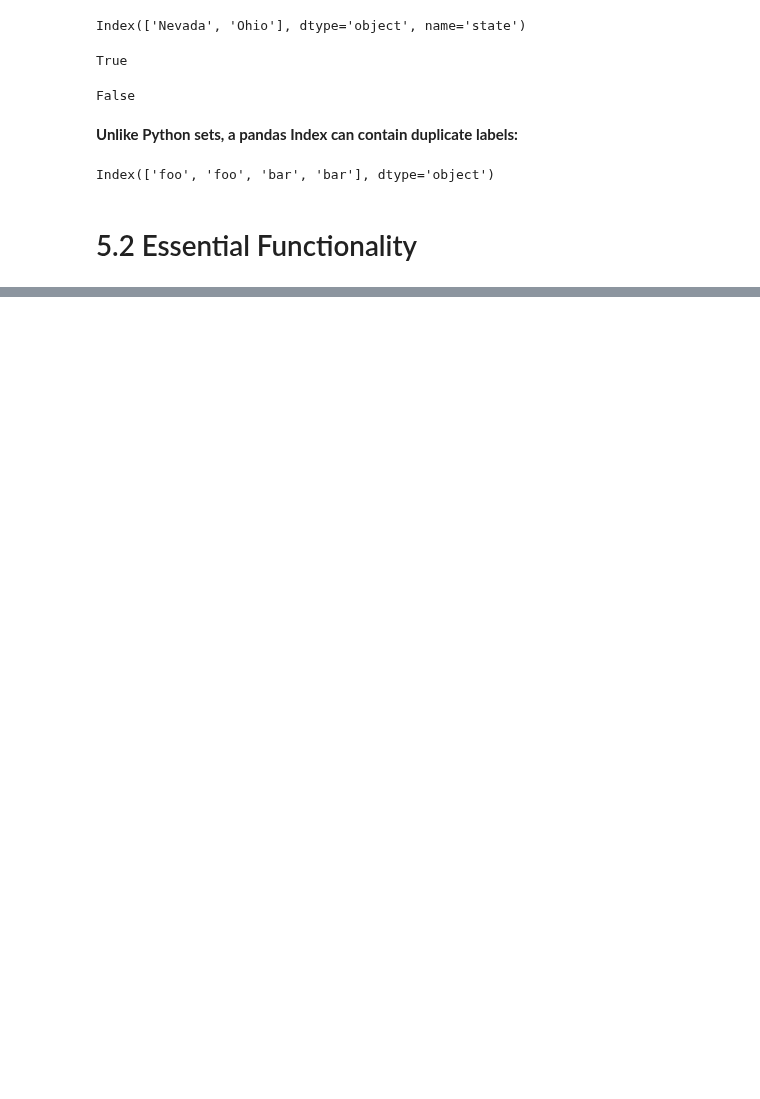
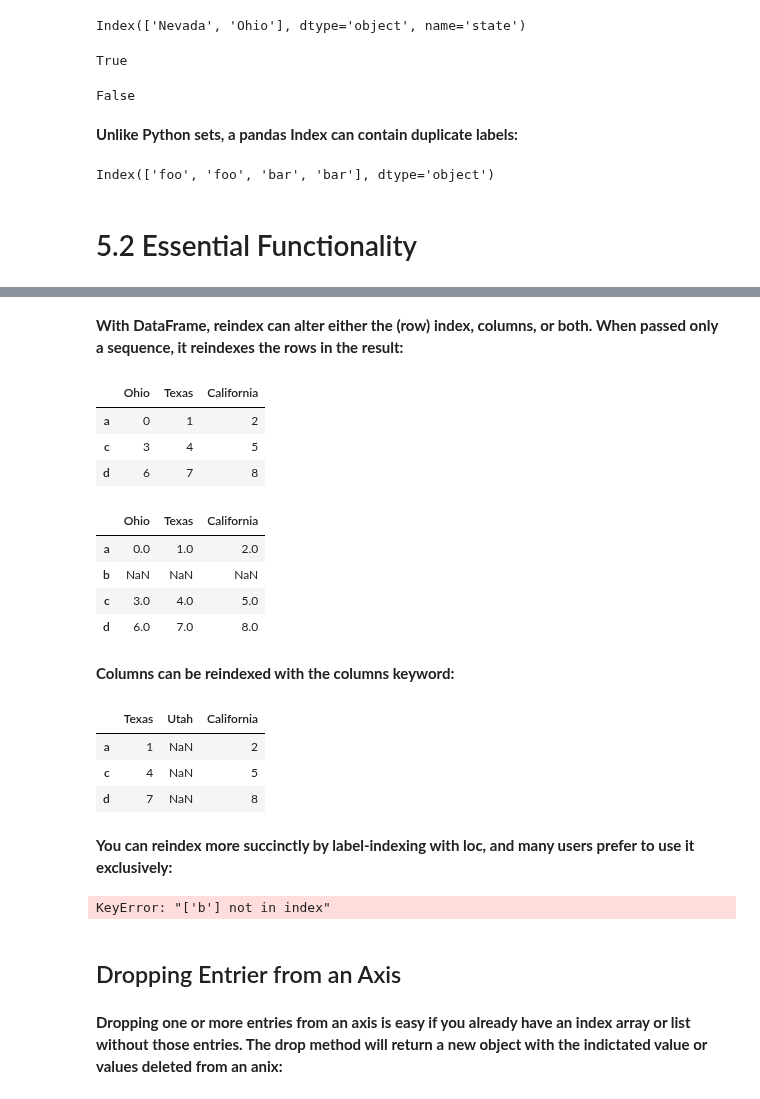
Before and after one commit to croethel/WesCh5, a Jupyter notebook: Chapter5WorkAlong.ipynb, the cells around one changed output, grey strips where cells are left out. Saved outputs shown, nothing was run; the diff lists cells and outputs as text; code cells hidden in the pictures; blank space fills up the shorter version.

```diff
--- a/Chapter5WorkAlong.ipynb
+++ b/Chapter5WorkAlong.ipynb
@@ -540,0 +590,23 @@ Index(['foo', 'foo', 'bar', 'bar'], dtype='object')
+# %% [markdown]
+<b>With DataFrame, reindex can alter either the (row) index, columns, or both. When passed only a sequence, it reindexes the rows in the result:
+# %%
+frame = pd.DataFrame(np.arange(9).reshape((3, 3)), index = ['a','c','d'], columns=['Ohio', 'Texas', 'California'])
+# %%
+frame
+# %% [output]
+|  | Ohio | Texas | California |
+| a | 0 | 1 | 2 |
+| c | 3 | 4 | 5 |
+| d | 6 | 7 | 8 |
+# %%
+frame2 = frame.reindex(['a', 'b', 'c', 'd'])
+# %%
+frame2
+# %% [output]
+|  | Ohio | Texas | California |
+| a | 0.0 | 1.0 | 2.0 |
+| b | NaN | NaN | NaN |
+| c | 3.0 | 4.0 | 5.0 |
+| d | 6.0 | 7.0 | 8.0 |
+# %% [markdown]
+<b> Columns can be reindexed with the columns keyword:
@@ -540,0 +615,17 @@ Index(['foo', 'foo', 'bar', 'bar'], dtype='object')
+# %%
+frame.reindex(columns=states)
+# %% [output]
+|  | Texas | Utah | California |
+| a | 1 | NaN | 2 |
+| c | 4 | NaN | 5 |
+| d | 7 | NaN | 8 |
+# %% [markdown]
+<b>You can reindex more succinctly by label-indexing with loc, and many users prefer to use it exclusively:
+# %%
+frame.loc[['a', 'b', 'c', 'd'], states]
+# %% [output]
+KeyError: "['b'] not in index"
+# %% [markdown]
+## Dropping Entrier from an Axis
+# %% [markdown]
+<b>Dropping one or more entries from an axis is easy if you already have an index array or list without those entries. The drop method will return a new object with the indictated value or values deleted from an anix:
```
Also changed, not shown: parts of 39 cells of this notebook.
